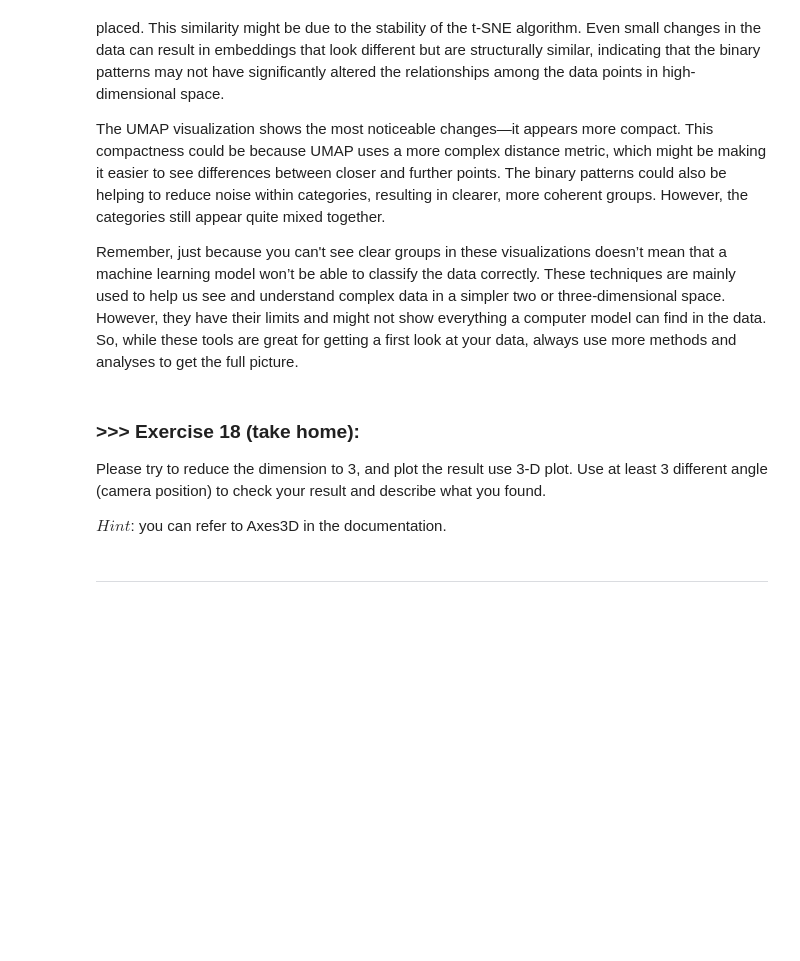
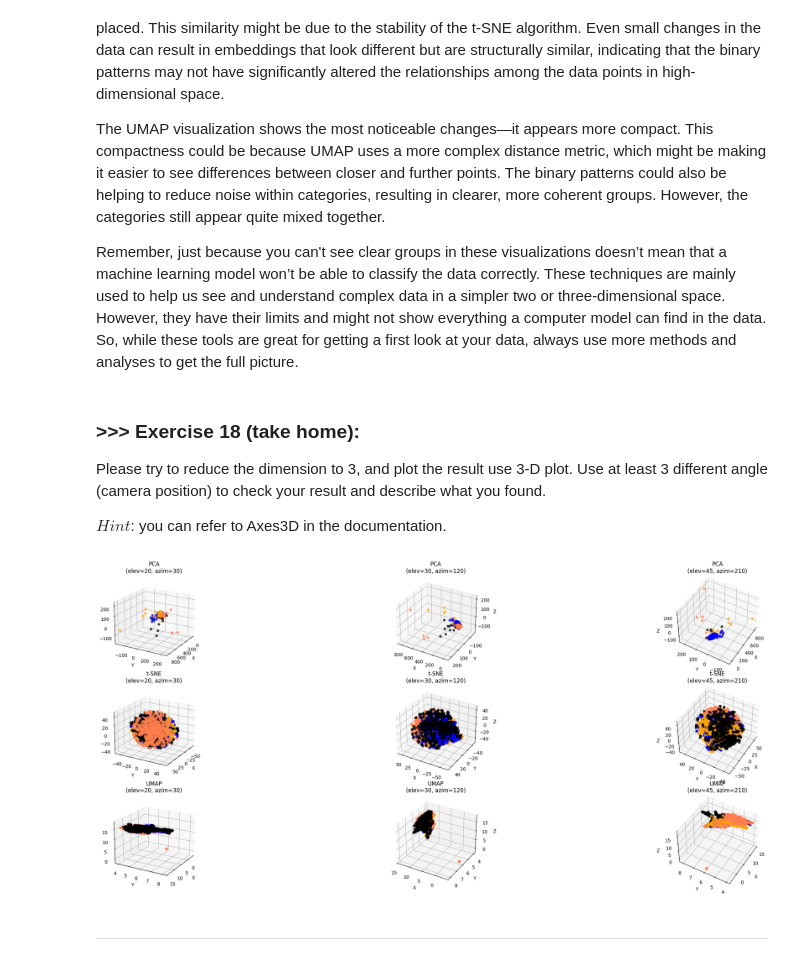
Before and after one commit to william-code87/DM2025-Lab1-Exercise, a Jupyter notebook: DM2025-Lab1-Master.ipynb, the cells around one changed output. Cells and saved outputs as stored; diff of their text form; code cells hidden in the pictures; blank space fills up the shorter version.

```diff
--- a/DM2025-Lab1-Master.ipynb
+++ b/DM2025-Lab1-Master.ipynb
@@ -2191,0 +2316,46 @@ $Hint$: you can refer to Axes3D in the documentation.
+# %%
+#Answer Here
+# Apply PCA, t-SNE, and UMAP in 3D
+X_pca_aug_3d = PCA(n_components=3).fit_transform(augmented_df.values)
+X_tsne_aug_3d = TSNE(n_components=3).fit_transform(augmented_df.values)
+X_umap_aug_3d = umap.UMAP(n_components=3).fit_transform(augmented_df.values)
+
+# Function to create a 3D scatter plot
+def plot_scatter_3d(ax, X_reduced, title, elev, azim):
+    for c, category in zip(col, categories):
+        xs = X_reduced[X['category_name'] == category][:, 0]
+        ys = X_reduced[X['category_name'] == category][:, 1]
+        zs = X_reduced[X['category_name'] == category][:, 2]
+        ax.scatter(xs, ys, zs, c=c, marker='o', label=category, alpha=0.7)
+
+    ax.view_init(elev=elev, azim=azim)  # set camera position
+    ax.set_title(title + f"\n(elev={elev}, azim={azim})")
+    ax.set_xlabel('X')
+    ax.set_ylabel('Y')
+    ax.set_zlabel('Z')
+
+# Define different camera angles to explore
+camera_angles = [(20, 30), (30, 120), (45, 210)]
+
+# Plotting
+fig = plt.figure(figsize=(30, 10))
+
+# PCA
+for i, (elev, azim) in enumerate(camera_angles):
+    ax = fig.add_subplot(3, 3, i+1, projection='3d')
+    plot_scatter_3d(ax, X_pca_aug_3d, 'PCA', elev, azim)
+
+# t-SNE
+for i, (elev, azim) in enumerate(camera_angles):
+    ax = fig.add_subplot(3, 3, i+4, projection='3d')
+    plot_scatter_3d(ax, X_tsne_aug_3d, 't-SNE', elev, azim)
+
+# UMAP
+for i, (elev, azim) in enumerate(camera_angles):
+    ax = fig.add_subplot(3, 3, i+7, projection='3d')
+    plot_scatter_3d(ax, X_umap_aug_3d, 'UMAP', elev, azim)
+
+plt.tight_layout()
+plt.show()
+# %% [output]
+[figure, added]
```
Also changed, not shown: parts of 33 cells of this notebook, 3 other files.
